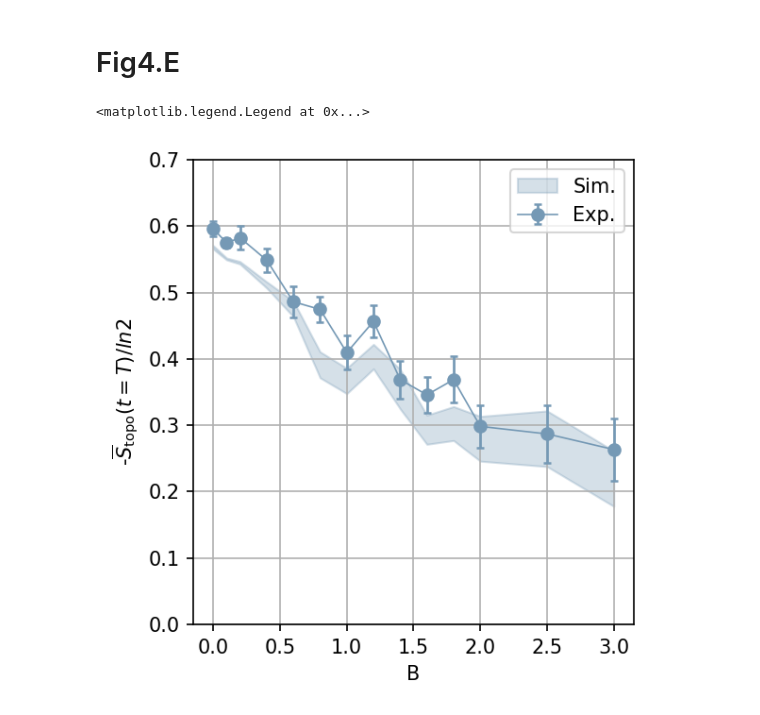
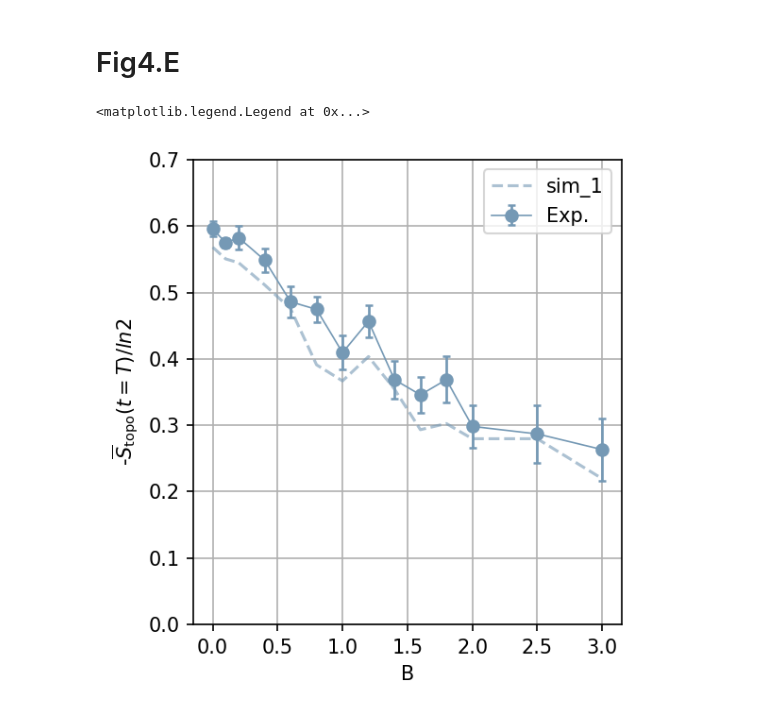
Before and after one commit to xlelephant/Long-lived-topological-time-crystalline-order-on-a-quantum-processor, a Jupyter notebook: fig4/plot_fig4.ipynb, the cells around one changed output. Cells and saved outputs as stored; diff of their text form; code cells hidden in the pictures.

```diff
--- a/fig4/plot_fig4.ipynb
+++ b/fig4/plot_fig4.ipynb
@@ -254,34 +232,32 @@ S_topo_sim_err = fig4e_data["S_topo_sim_err"]
 # %%
 plt.figure(figsize=(4, 4), dpi=150)
 plt.errorbar(
     disorders,
     S_topo_exp_avg,
     S_topo_exp_err,
     marker="o",
     color="#7599b5",
     elinewidth=1.3,
     linewidth=0.8,
     capsize=1.8,
     capthick=1.2,
     label="Exp.",
 )
-
-
-plt.fill_between(
+plt.plot(
     disorders,
-    S_topo_sim_avg - S_topo_sim_err,
-    S_topo_sim_avg + S_topo_sim_err,
-    label=f"Sim.",
+    S_topo_sim_avg,
+    label=f"sim_1",
+    marker="none",
     color="#7599b5",
-    alpha=0.3,
+    ls="--",
+    alpha=0.6
 )
-
 plt.ylabel(r"-$\overline{S}_{\rm topo}(t=T)/ln2$")
 plt.xlabel("B")
 plt.tight_layout()
 plt.ylim([0, 0.7])
 plt.grid(True)
 plt.legend()
 # %% [output]
 <matplotlib.legend.Legend at 0x...>
-[figure, old version]
+[figure, new version]
```
Also changed, not shown: parts of 7 cells of this notebook, 7 other files.
